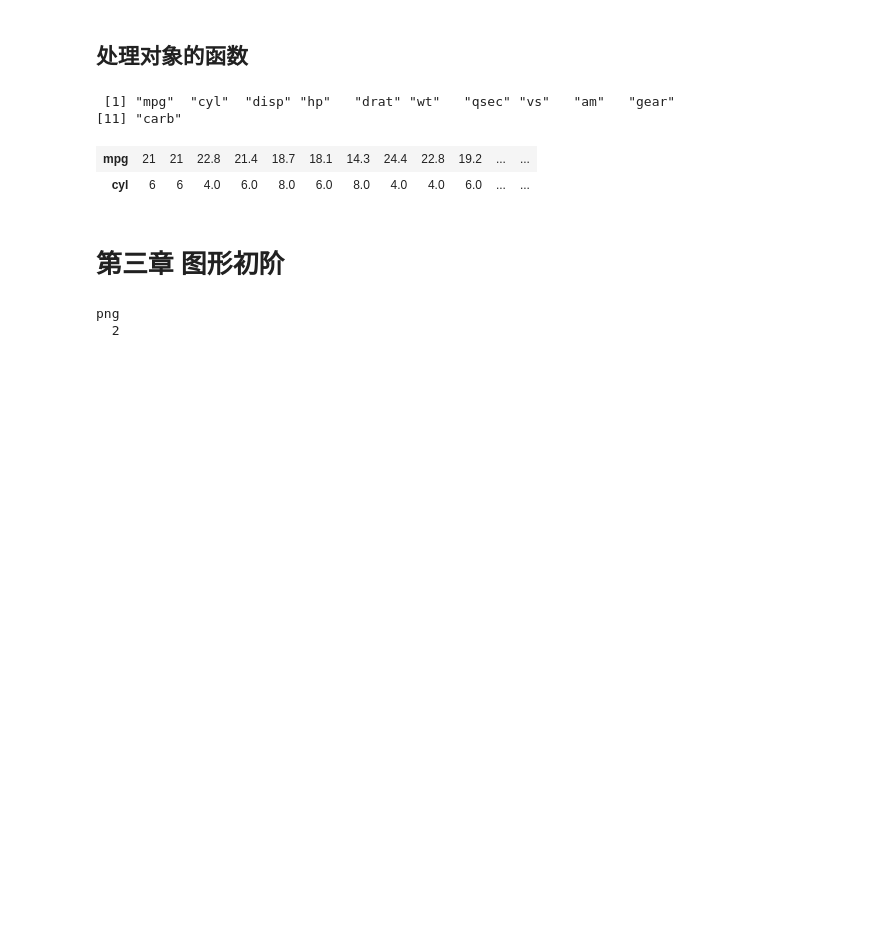
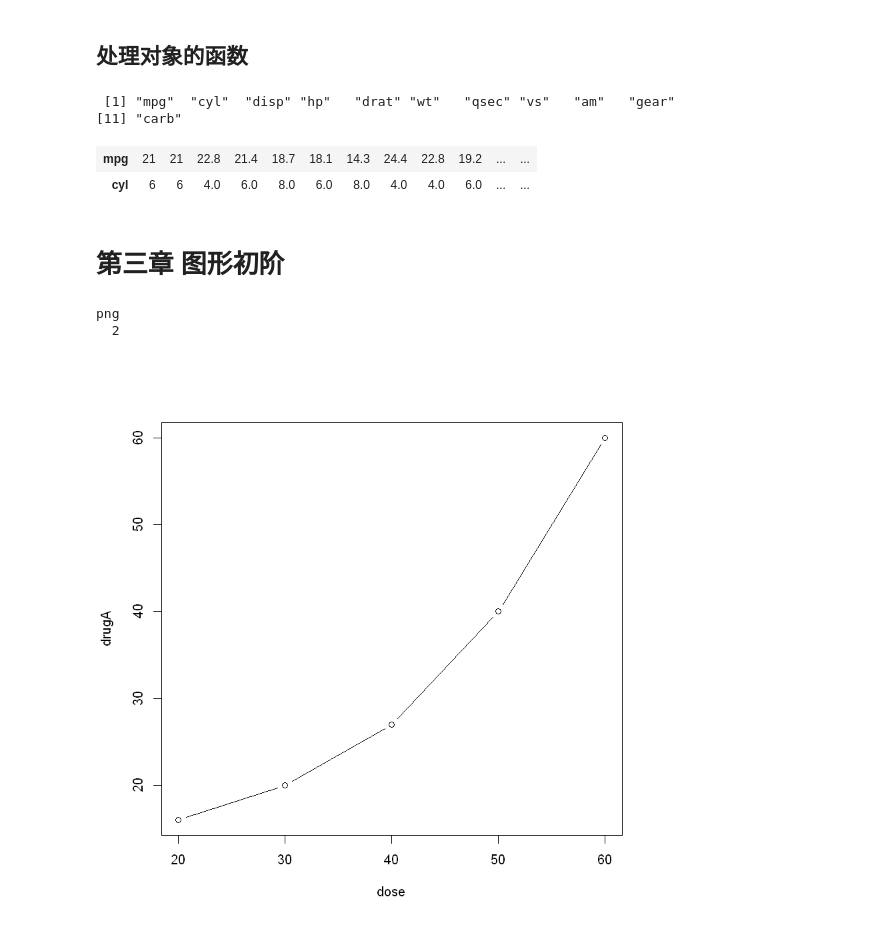
Before and after one commit to THUzhangga/R_notebook, a Jupyter notebook: R_notebook.ipynb, the cells around one changed output. Drawn from its saved outputs; the diff is of its cells as text; code cells hidden in the pictures; blank space fills up the shorter version.

```diff
--- a/R_notebook.ipynb
+++ b/R_notebook.ipynb
@@ -293,3 +293,11 @@ with(mtcars,
          abline(lm(mpg~wt))
          title('MPG2Wt') # 如果要用pdf绝对不能有中文...还是Python好点
      })
+# %%
+# 药物剂量和相应关系
+dose <- c(20, 30, 40, 50, 60)
+drugA <- c(16, 20, 27, 40, 60)
+drugB <- c(15, 18,125, 31, 40)
+plot(dose, drugA, type='b') # type='b'表示同时绘制点和线
+# %% [output]
+[figure, added]
```
Also changed, not shown: parts of 10 cells of this notebook.
